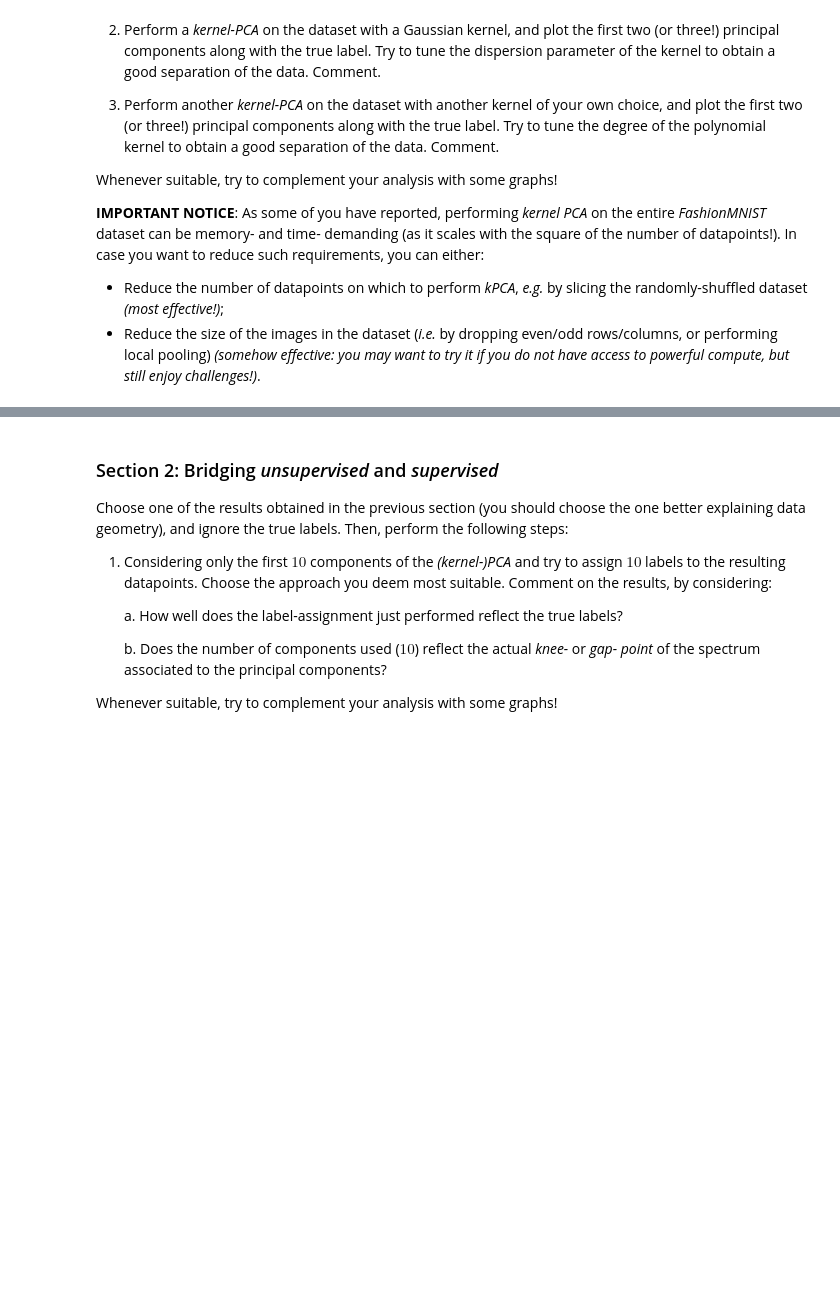
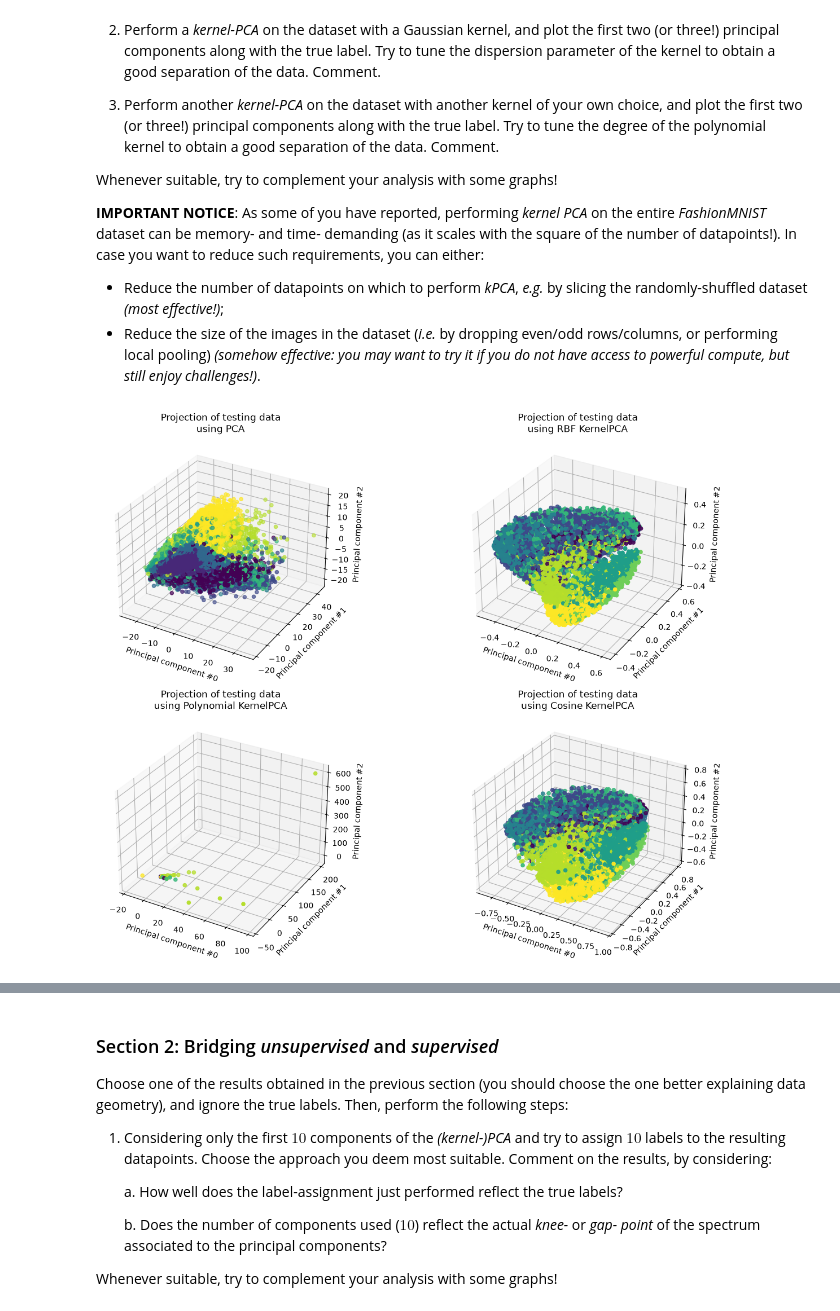
Before and after one commit to frekkoz3/Advanced-Deep-Learning-and-Kernel-Methods, a Jupyter notebook: Challenges/AdvML_Challenge_2023_1.ipynb, the cells around one changed output, grey strips where cells are left out. Saved outputs shown, nothing was run; the diff lists cells and outputs as text; code cells hidden in the pictures; blank space fills up the shorter version.

```diff
--- a/Challenges/AdvML_Challenge_2023_1.ipynb
+++ b/Challenges/AdvML_Challenge_2023_1.ipynb
@@ -30,0 +54,56 @@ Whenever suitable, try to complement your analysis with some graphs!
+# %%
+if len(X_train.shape) == 3:
+    X_train = X_train.reshape(X_train.shape[0], X_train.shape[1]*X_train.shape[2])
+if len(X_test.shape) == 3:
+    X_test = X_test.reshape(X_test.shape[0], X_test.shape[1]*X_test.shape[2])
+# %%
+scaler = StandardScaler()
+
+X_train = scaler.fit_transform(X_train)
+X_test = scaler.transform(X_test)
+# %%
+pca = PCA(n_components=10)
+rbf_pca = KernelPCA(n_components=10, kernel="rbf")
+poly_pca = KernelPCA(n_components=10, kernel="poly")
+cos_pca = KernelPCA(n_components=10, kernel="cosine", gamma=0.01)
+
+X_test_pca = pca.fit(X_train).transform(X_test)
+X_test_kernel_pca = rbf_pca.fit(X_train).transform(X_test)
+X_test_poly_pca = poly_pca.fit(X_train).transform(X_test)
+X_test_cos_pca = cos_pca.fit(X_train).transform(X_test)
+# %%
+fig = plt.figure(figsize=(14, 10))
+
+pca_ax = fig.add_subplot(2, 2, 1, projection='3d')
+kernel_pca_ax = fig.add_subplot(2, 2, 2, projection='3d')
+poly_pca_ax = fig.add_subplot(2, 2, 3, projection='3d')
+cos_pca_ax = fig.add_subplot(2, 2, 4, projection='3d')
+
+pca_ax.scatter(X_test_pca[:, 0], X_test_pca[:, 1], X_test_pca[:, 2], c=y_test)
+pca_ax.set_zlabel("Principal component #2")
+pca_ax.set_ylabel("Principal component #1")
+pca_ax.set_xlabel("Principal component #0")
+pca_ax.set_title("Projection of testing data\nusing PCA")
+
+kernel_pca_ax.scatter(X_test_kernel_pca[:, 0], X_test_kernel_pca[:, 1], X_test_kernel_pca[:, 2], c=y_test)
+kernel_pca_ax.set_zlabel("Principal component #2")
+kernel_pca_ax.set_ylabel("Principal component #1")
+kernel_pca_ax.set_xlabel("Principal component #0")
+kernel_pca_ax.set_title("Projection of testing data\nusing RBF KernelPCA")
+
+poly_pca_ax.scatter(X_test_poly_pca[:, 0], X_test_poly_pca[:, 1], X_test_poly_pca[:, 2], c=y_test)
+poly_pca_ax.set_zlabel("Principal component #2")
+poly_pca_ax.set_ylabel("Principal component #1")
+poly_pca_ax.set_xlabel("Principal component #0")
+poly_pca_ax.set_title("Projection of testing data\nusing Polynomial KernelPCA")
+
+cos_pca_ax.scatter(X_test_cos_pca[:, 0], X_test_cos_pca[:, 1], X_test_cos_pca[:, 2], c=y_test)
+cos_pca_ax.set_zlabel("Principal component #2")
+cos_pca_ax.set_ylabel("Principal component #1")
+cos_pca_ax.set_xlabel("Principal component #0")
+cos_pca_ax.set_title("Projection of testing data\nusing Cosine KernelPCA")
+
+plt.tight_layout()
+plt.show()
+# %% [output]
+[figure, added]
```
Also changed, not shown: parts of 13 cells of this notebook, 2 other files.
